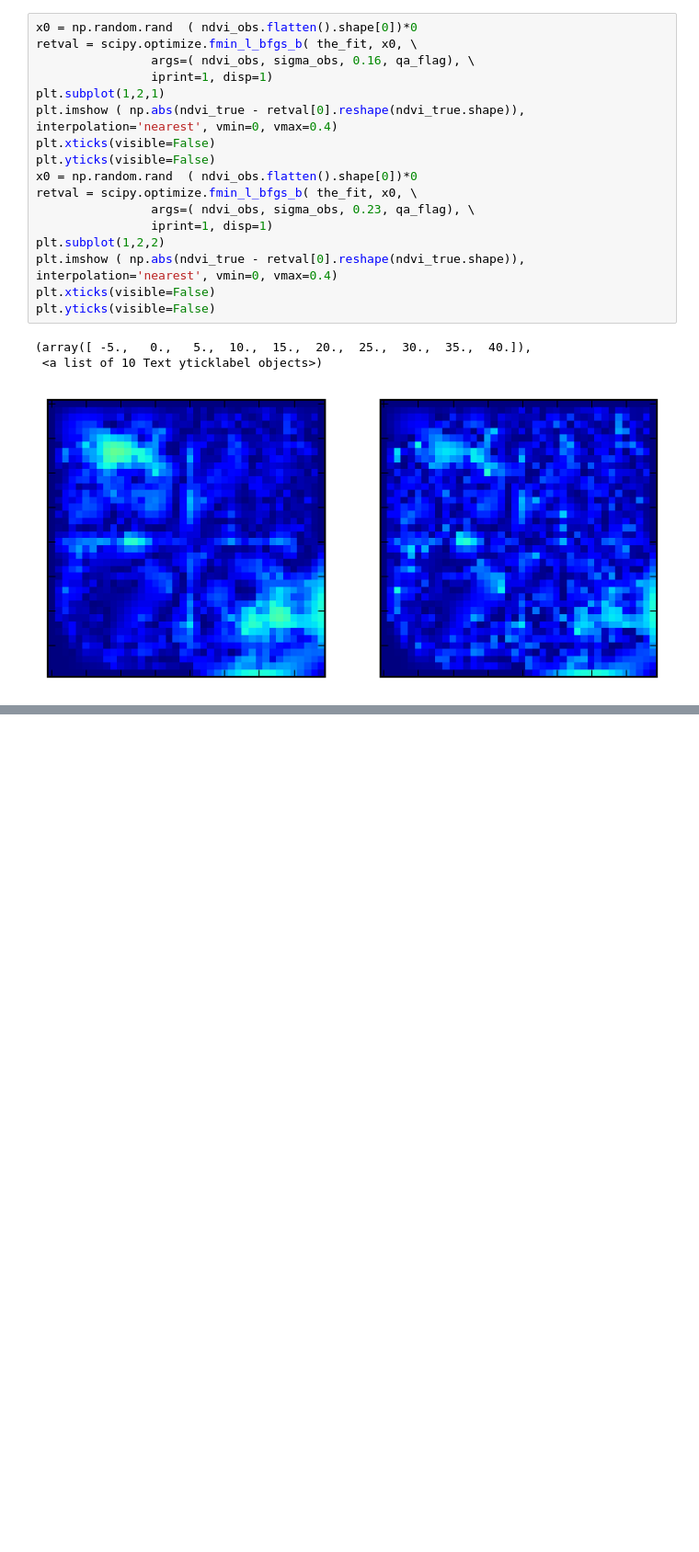
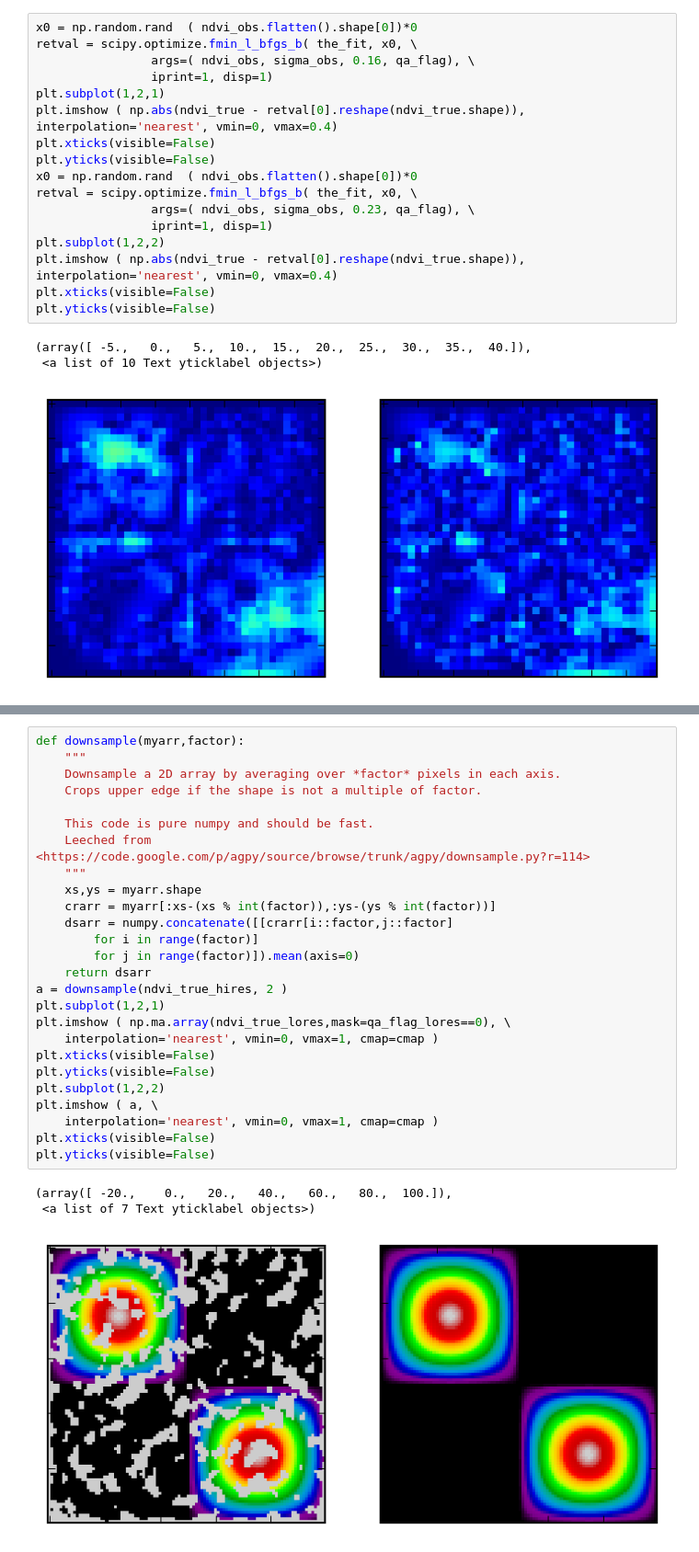
Before and after one commit to maxchernet/toy_eoldas, a Jupyter notebook: SpatialSmoothing.ipynb, the cells around one changed output, grey strips where cells are left out. Shown at 92% size. Saved outputs shown, nothing was run; the diff lists cells and outputs as text; blank space fills up the shorter version.

```diff
--- a/SpatialSmoothing.ipynb
+++ b/SpatialSmoothing.ipynb
@@ -273,0 +353,30 @@ plt.yticks(visible=False)
+# %%
+def downsample(myarr,factor):
+    """
+    Downsample a 2D array by averaging over *factor* pixels in each axis.
+    Crops upper edge if the shape is not a multiple of factor.
+
+    This code is pure numpy and should be fast.
+    Leeched from <https://code.google.com/p/agpy/source/browse/trunk/agpy/downsample.py?r=114>
+    """
+    xs,ys = myarr.shape
+    crarr = myarr[:xs-(xs % int(factor)),:ys-(ys % int(factor))]
+    dsarr = numpy.concatenate([[crarr[i::factor,j::factor]
+        for i in range(factor)]
+        for j in range(factor)]).mean(axis=0)
+    return dsarr
+a = downsample(ndvi_true_hires, 2 )
+plt.subplot(1,2,1)
+plt.imshow ( np.ma.array(ndvi_true_lores,mask=qa_flag_lores==0), \
+    interpolation='nearest', vmin=0, vmax=1, cmap=cmap )
+plt.xticks(visible=False)
+plt.yticks(visible=False)
+plt.subplot(1,2,2)
+plt.imshow ( a, \
+    interpolation='nearest', vmin=0, vmax=1, cmap=cmap )
+plt.xticks(visible=False)
+plt.yticks(visible=False)
+# %% [output]
+(array([ -20.,    0.,   20.,   40.,   60.,   80.,  100.]),
+ <a list of 7 Text yticklabel objects>)
+[figure, added]
```
Also changed, not shown: parts of 17 cells of this notebook.
